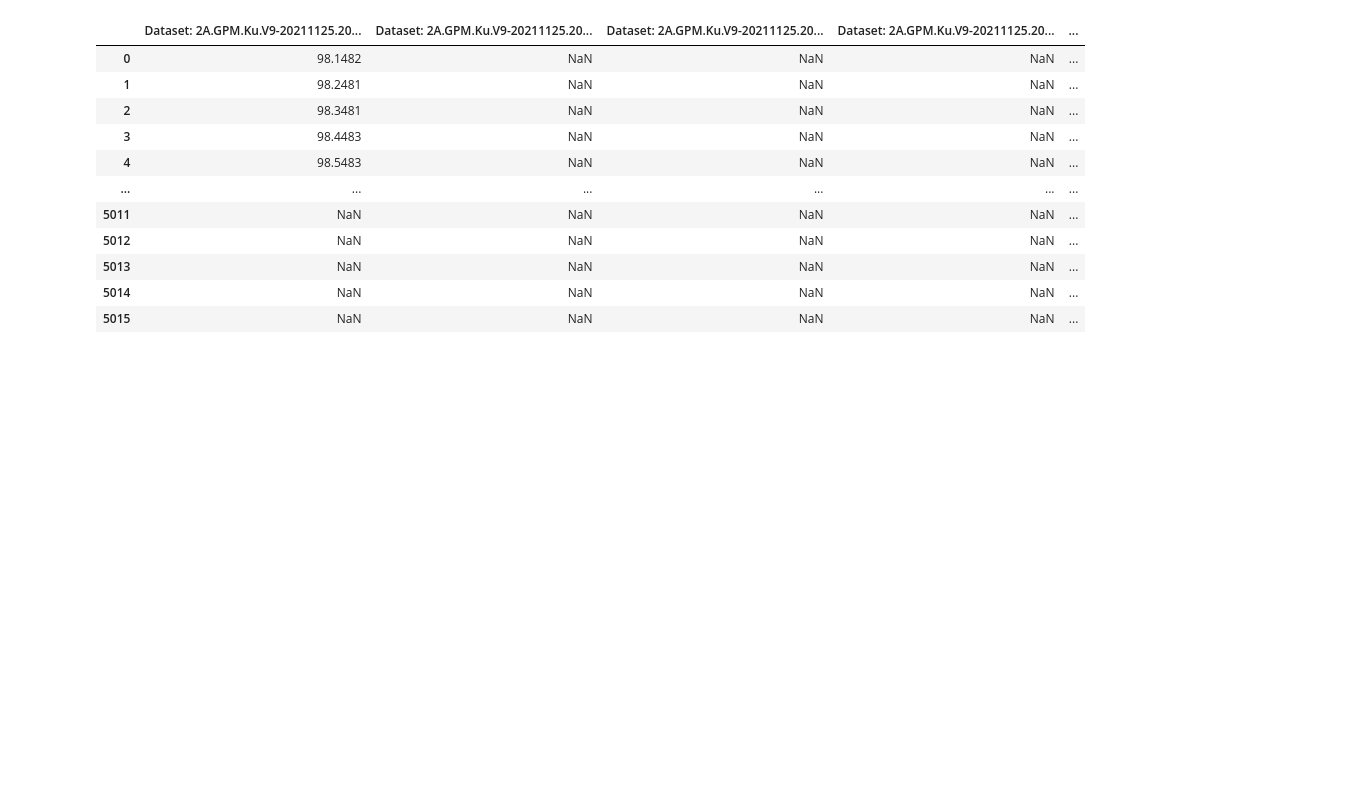
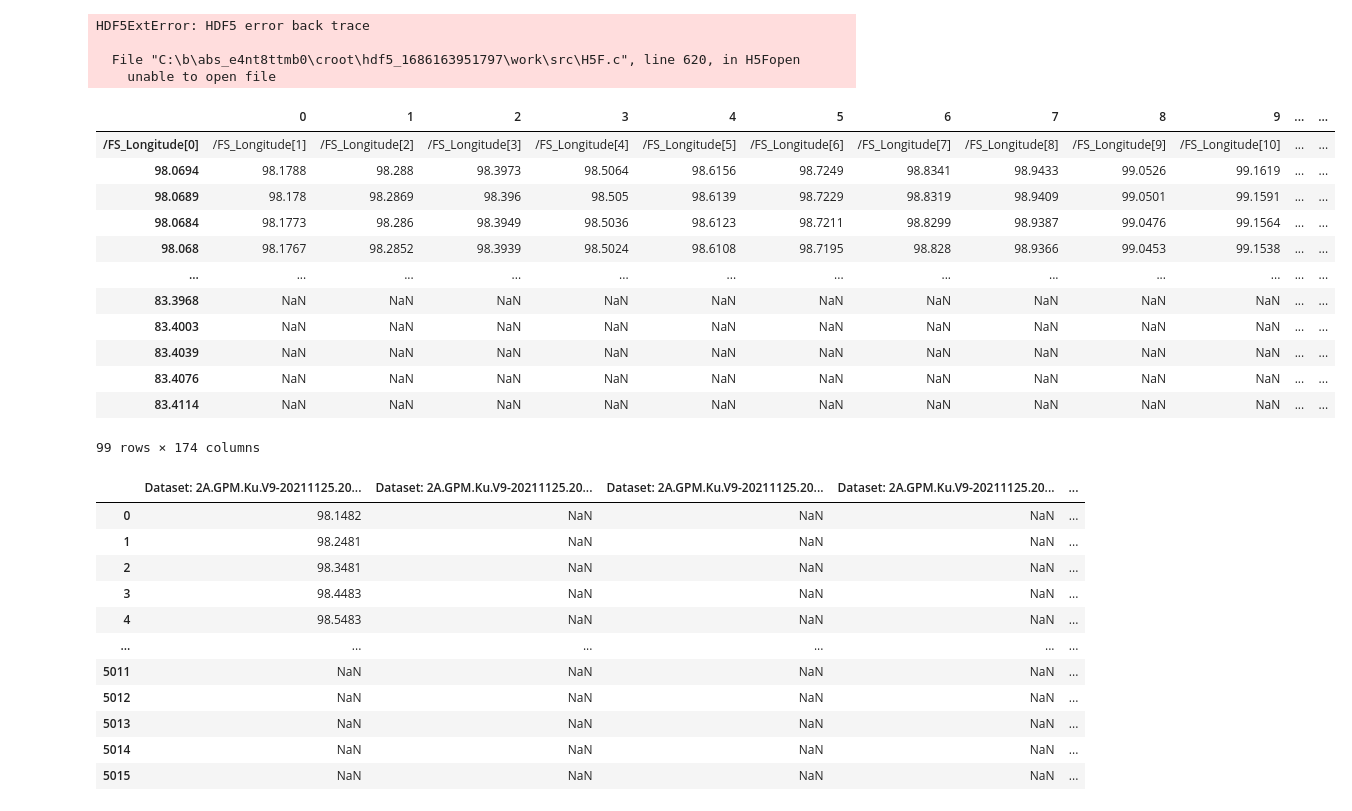
Before and after one commit to Shabani005/willrain, a Jupyter notebook: automation.ipynb, the cells around one changed output. Cells and saved outputs as stored; diff of their text form; code cells hidden in the pictures; blank space fills up the shorter version.

```diff
--- a/automation.ipynb
+++ b/automation.ipynb
@@ -74,19 +87,19 @@ def download_file(u, f):
         file.write(r.content)
 
 b = "https://gpm1.gesdisc.eosdis.nasa.gov/opendap/GPM_L2/GPM_2AKu.07"
-t = "?dap4.ce=/FS_Longitude[0:1:20][0:1:48];/FS_Latitude[0:1:20][0:1:48];/FS_PRE_flagPrecip[0:1:20][0:1:48];/FS_CSF_typePrecip[0:1:20][0:1:48];/FS_ScanTime_Year[0:1:20];/FS_ScanTime_DayOfYear[0:1:20];/FS_ScanTime_Month[0:1:20];/FS_ScanTime_DayOfMonth[0:1:20]"
+t = "?dap4.ce=/FS_Longitude[0:1:20][0:1:20];/FS_Latitude[0:1:20][0:1:20];/FS_PRE_flagPrecip[0:1:20][0:1:20];/FS_CSF_typePrecip[0:1:20][0:1:20];/FS_ScanTime_Year[0:1:20];/FS_ScanTime_DayOfYear[0:1:20];/FS_ScanTime_Month[0:1:20];/FS_ScanTime_DayOfMonth[0:1:20]"
 os.makedirs("data", exist_ok=True)
 
 for y in [2016, 2017, 2018]:
     for i in range(20):
         f = get_first_file(y, i)
         if f:
-            csv_filename = f"{f}.csv"
-            file_path = os.path.join("data", csv_filename)
+            nc4_filename = f"{f}.dap.nc4"
+            file_path = os.path.join("data", nc4_filename)
             if os.path.exists(file_path):
-                print(f"File {csv_filename} already exists. Skipping download.")
+                print(f"File {nc4_filename} already exists. Skipping download.")
                 continue
-            u = f"{b}/{y}/{i:03d}/{f}.dap.csv{t}"
-            print(f"Downloading {csv_filename}...")
-            download_file(u, csv_filename)
+            u = f"{b}/{y}/{i:03d}/{f}.dap.nc4{t}"
+            print(f"Downloading {nc4_filename}...")
+            download_file(u, nc4_filename)
 # %% [output]
@@ -125,6 +139,60 @@ def combine_files(save=False):
     if save:
         combined.to_csv("data_combined/combined_data.csv", index=False)
     return combined
+# %%
+df = pd.read_csv("data/2A.GPM.Ku.V9-20211125.20160101-S002036-E015307.010461.V07A.HDF5.csv")
+df = df.transpose()
+df2 = pd.read_hdf("data/2A.GPM.Ku.V9-20211125.20160101-S002036-E015307.010461.V07A.HDF5.csv")
+df2
+os.makedirs("data_comb", exist_ok=True)
+df.to_csv("data_comb/transposed_2A.GPM.Ku.V9-20211125.20160101-S002036-E015307.010461.V07A.HDF5.csv")
+df = pd.read_csv("data_comb/transposed_2A.GPM.Ku.V9-20211125.20160101-S002036-E015307.010461.V07A.HDF5.csv")
+
+df
+# %% [output]
+HDF5ExtError: HDF5 error back trace
+
+  File "C:\b\abs_e4nt8ttmb0\croot\hdf5_1686163951797\work\src\H5F.c", line 620, in H5Fopen
+    unable to open file
+# %%
+
+def combine_files(save=False):
+    file_path = "data/*.csv"
+
+    # Use glob to get all files with the .csv extension
+    csv_files = glob.glob(file_path)
+
+    # Combine all CSV files into one DataFrame
+    combined = []
+    for file in csv_files:
+        combined.append(pd.read_csv(file))
+
+    # we concatenate all the dataframes into one because they were kind-of like [ [2000], [2001]. [2002], [2003], [2004] ] and we want to make it [combined]
+    combined = pd.concat(combined, ignore_index=True)
+    os.makedirs("data_comb", exist_ok=True)
+    if save:
+        combined.to_csv("data_comb/combined_data.csv", index=False)
+    return combined
+# %%
+cc = combine_files(True)
+cc.dropna()
+cc = cc.transpose()
+cc.to_clipboard()
+cc
+# %% [output]
+|  | 0 | 1 | 2 | 3 | 4 | 5 | 6 | 7 | 8 | 9 | ... | ... |
+| /FS_Longitude[0] | /FS_Longitude[1] | /FS_Longitude[2] | /FS_Longitude[3] | /FS_Longitude[4] | /FS_Longitude[5] | /FS_Longitude[6] | /FS_Longitude[7] | /FS_Longitude[8] | /FS_Longitude[9] | /FS_Longitude[10] | ... | ... |
+| 98.0694 | 98.1788 | 98.288 | 98.3973 | 98.5064 | 98.6156 | 98.7249 | 98.8341 | 98.9433 | 99.0526 | 99.1619 | ... | ... |
+| 98.0689 | 98.178 | 98.2869 | 98.396 | 98.505 | 98.6139 | 98.7229 | 98.8319 | 98.9409 | 99.0501 | 99.1591 | ... | ... |
+| 98.0684 | 98.1773 | 98.286 | 98.3949 | 98.5036 | 98.6123 | 98.7211 | 98.8299 | 98.9387 | 99.0476 | 99.1564 | ... | ... |
+| 98.068 | 98.1767 | 98.2852 | 98.3939 | 98.5024 | 98.6108 | 98.7195 | 98.828 | 98.9366 | 99.0453 | 99.1538 | ... | ... |
+| ... | ... | ... | ... | ... | ... | ... | ... | ... | ... | ... | ... | ... |
+| 83.3968 | NaN | NaN | NaN | NaN | NaN | NaN | NaN | NaN | NaN | NaN | ... | ... |
+| 83.4003 | NaN | NaN | NaN | NaN | NaN | NaN | NaN | NaN | NaN | NaN | ... | ... |
+| 83.4039 | NaN | NaN | NaN | NaN | NaN | NaN | NaN | NaN | NaN | NaN | ... | ... |
+| 83.4076 | NaN | NaN | NaN | NaN | NaN | NaN | NaN | NaN | NaN | NaN | ... | ... |
+| 83.4114 | NaN | NaN | NaN | NaN | NaN | NaN | NaN | NaN | NaN | NaN | ... | ... |
+99 rows × 174 columns
 # %%
 combined = combine_files(True)
 # %%
```
Also changed, not shown: parts of 15 cells of this notebook.
